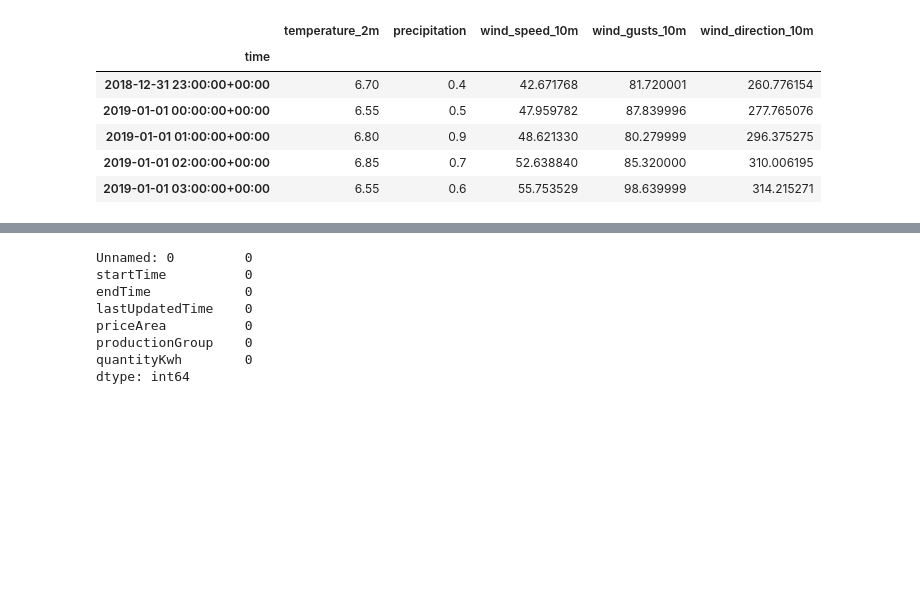
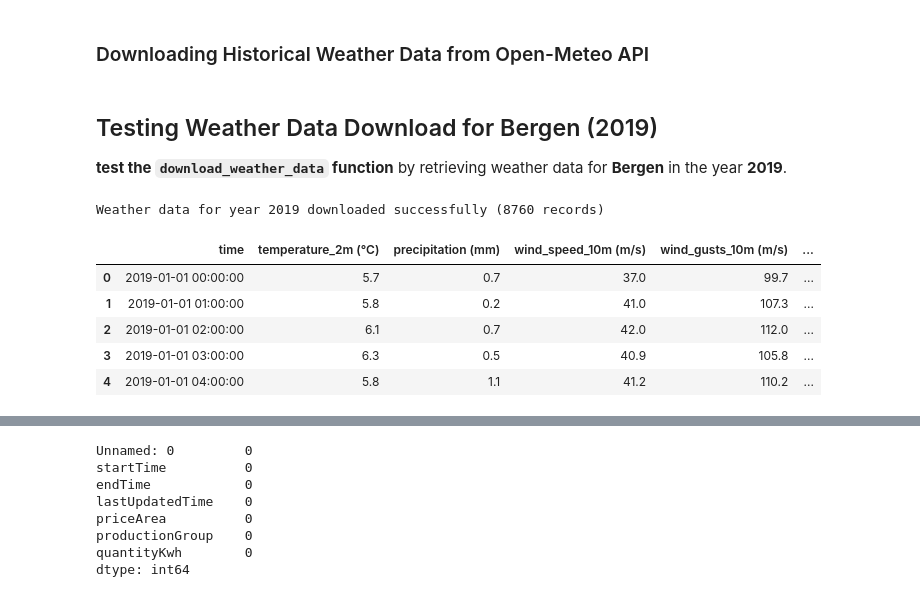
Before and after one commit to MajedAlmnety/IND320-Project-Part1, a Jupyter notebook: notebook/project_work_part3.ipynb, the cells around one changed output, grey strips where cells are left out. Drawn from its saved outputs; the diff is of its cells as text; code cells hidden in the pictures; blank space fills up the shorter version.

```diff
--- a/notebook/project_work_part3.ipynb
+++ b/notebook/project_work_part3.ipynb
@@ -77,0 +60,2 @@ def load_weather_full(lat: float, lon: float, year: int) -> pd.DataFrame:
+# %% [markdown]
+### Downloading Historical Weather Data from Open-Meteo API
@@ -78,17 +115,25 @@ def load_weather_full(lat: float, lon: float, year: int) -> pd.DataFrame:
+# %% [markdown]
+## Testing Weather Data Download for Bergen (2019)
+
+ **test the `download_weather_data` function** by retrieving weather data for **Bergen** in the year **2019**.
 # %%
-# Bergen coordinates
-lat_bergen, lon_bergen = 60.39299, 5.32415
-# Load ERA5 weather data for 2019
-df_bergen_2019 = load_weather_full(lat_bergen, lon_bergen, 2019)
+# Bergen coordinates from the previous DataFrame
+lat_bergen = 60.39299
+lon_bergen = 5.32415
+
+# Download the data
+df_bergen_2019 = download_weather_data(lat_bergen, lon_bergen, 2019)
+
+# Display the first 5 rows
 df_bergen_2019.head()
 # %% [output]
+Weather data for year 2019 downloaded successfully (8760 records)
-|  | temperature_2m | precipitation | wind_speed_10m | wind_gusts_10m | wind_direction_10m |
-| time |  |  |  |  |  |
-| 2018-12-31 23:00:00+00:00 | 6.70 | 0.4 | 42.671768 | 81.720001 | 260.776154 |
-| 2019-01-01 00:00:00+00:00 | 6.55 | 0.5 | 47.959782 | 87.839996 | 277.765076 |
-| 2019-01-01 01:00:00+00:00 | 6.80 | 0.9 | 48.621330 | 80.279999 | 296.375275 |
-| 2019-01-01 02:00:00+00:00 | 6.85 | 0.7 | 52.638840 | 85.320000 | 310.006195 |
-| 2019-01-01 03:00:00+00:00 | 6.55 | 0.6 | 55.753529 | 98.639999 | 314.215271 |
+|  | time | temperature_2m (°C) | precipitation (mm) | wind_speed_10m (m/s) | wind_gusts_10m (m/s) | ... |
+| 0 | 2019-01-01 00:00:00 | 5.7 | 0.7 | 37.0 | 99.7 | ... |
+| 1 | 2019-01-01 01:00:00 | 5.8 | 0.2 | 41.0 | 107.3 | ... |
+| 2 | 2019-01-01 02:00:00 | 6.1 | 0.7 | 42.0 | 112.0 | ... |
+| 3 | 2019-01-01 03:00:00 | 6.3 | 0.5 | 40.9 | 105.8 | ... |
+| 4 | 2019-01-01 04:00:00 | 5.8 | 1.1 | 41.2 | 110.2 | ... |
 # %%
 df_bergen_2019.columns
 # %% [output]
```
Also changed, not shown: parts of 43 cells of this notebook, 13 other files.
